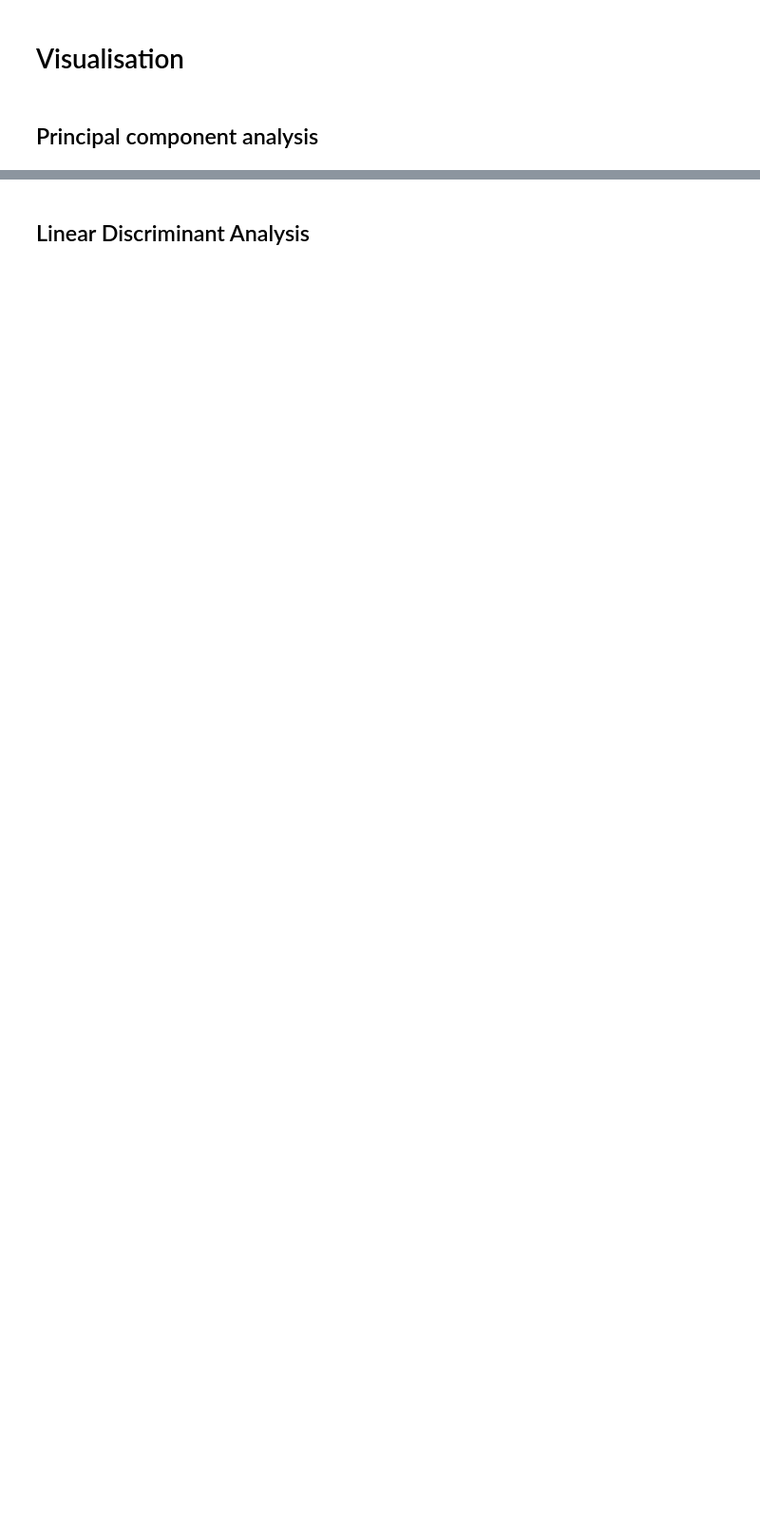
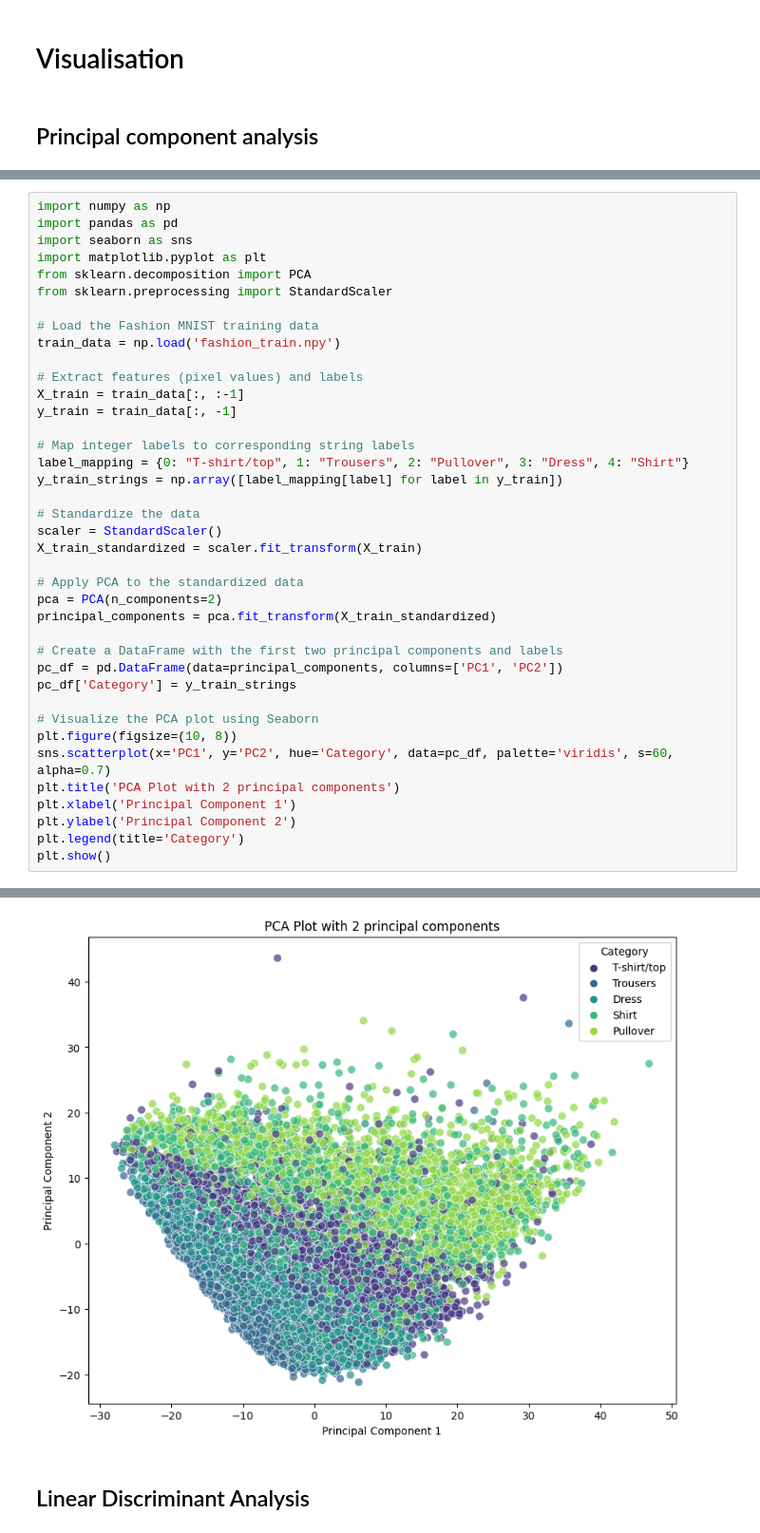
Before and after one commit to Purreskov/Machine-Learning, a Jupyter notebook: main.ipynb, the cells around one changed output, grey strips where cells are left out. Shown at 95% size. Saved outputs shown, nothing was run; the diff lists cells and outputs as text; blank space fills up the shorter version.

```diff
--- a/main.ipynb
+++ b/main.ipynb
@@ -35,0 +5,40 @@ plt.show()
+# %%
+import numpy as np
+import pandas as pd
+import seaborn as sns
+import matplotlib.pyplot as plt
+from sklearn.decomposition import PCA
+from sklearn.preprocessing import StandardScaler
+
+# Load the Fashion MNIST training data
+train_data = np.load('fashion_train.npy')
+
+# Extract features (pixel values) and labels
+X_train = train_data[:, :-1]
+y_train = train_data[:, -1]
+
+# Map integer labels to corresponding string labels
+label_mapping = {0: "T-shirt/top", 1: "Trousers", 2: "Pullover", 3: "Dress", 4: "Shirt"}
+y_train_strings = np.array([label_mapping[label] for label in y_train])
+
+# Standardize the data
+scaler = StandardScaler()
+X_train_standardized = scaler.fit_transform(X_train)
+
+# Apply PCA to the standardized data
+pca = PCA(n_components=2)
+principal_components = pca.fit_transform(X_train_standardized)
+
+# Create a DataFrame with the first two principal components and labels
+pc_df = pd.DataFrame(data=principal_components, columns=['PC1', 'PC2'])
+pc_df['Category'] = y_train_strings
+
+# Visualize the PCA plot using Seaborn
+plt.figure(figsize=(10, 8))
+sns.scatterplot(x='PC1', y='PC2', hue='Category', data=pc_df, palette='viridis', s=60, alpha=0.7)
+plt.title('PCA Plot with 2 principal components')
+plt.xlabel('Principal Component 1')
+plt.ylabel('Principal Component 2')
+plt.legend(title='Category')
+plt.show()
+# %% [output]
@@ -36,2 +51,3 @@ plt.show()
+[figure, added]
 # %% [markdown]
 ## Linear Discriminant Analysis
```
Also changed, not shown: parts of 3 cells of this notebook.
